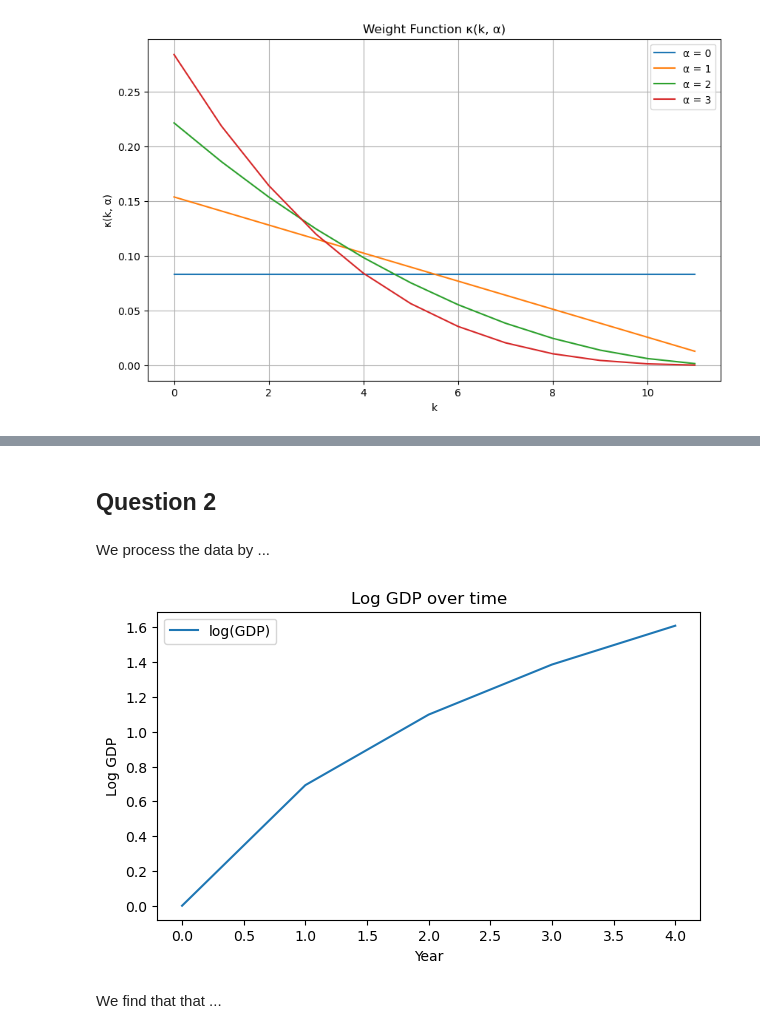
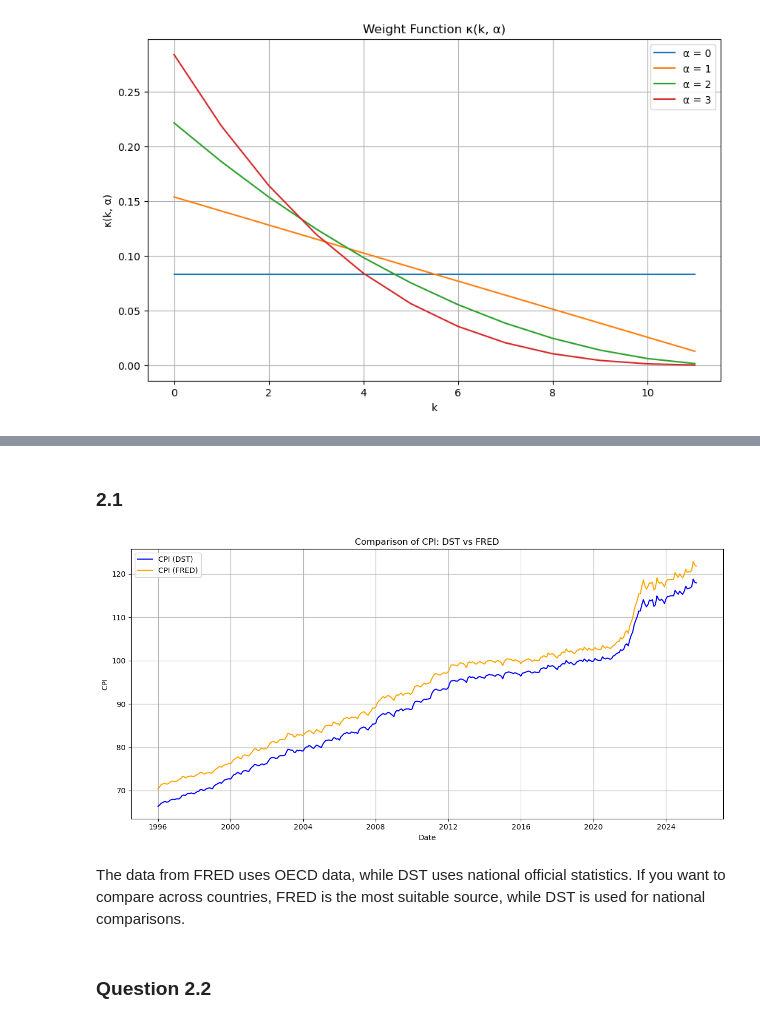
Before and after one commit to NumEconCopenhagen/projects-2025-wee, a Jupyter notebook: 01_dataproject/dataproject.ipynb, the cells around one changed output, grey strips where cells are left out. Cells and saved outputs as stored; diff of their text form; code cells hidden in the pictures.

```diff
--- a/01_dataproject/dataproject.ipynb
+++ b/01_dataproject/dataproject.ipynb
@@ -171,4 +170,35 @@ plt.show()
+# %% [markdown]
+### 2.1
+# %%
+fred = Fred(api_key='150306ebf4d6c4280792e38ca1843100')
+data = fred.get_series('CP0000DKM086NEST')
+# %%
+#make TID a date field
+df['TID'] = pd.to_datetime(df['TID'])
+
+#Convert the FRED data index to a DataFrame
+fred_df = data.reset_index()
+fred_df.columns = ['TID', 'CPI_FRED']
+fred_df['TID'] = pd.to_datetime(fred_df['TID'])
+
+#Merge the two datasets
+comparison_df = pd.merge(df, fred_df, on='TID', how='inner')
+
+#Plot the CPI from both sources
+plt.figure(figsize=(12, 6))
+plt.plot(comparison_df['TID'], comparison_df['CPI_Indexed'], label='CPI (DST)', color='blue')
+plt.plot(comparison_df['TID'], comparison_df['CPI_FRED'], label='CPI (FRED)', color='orange')
+plt.title('Comparison of CPI: DST vs FRED')
+plt.xlabel('Date')
+plt.ylabel('CPI')
+plt.legend()
+plt.grid()
+plt.tight_layout()
+plt.show()
+# %% [output]
+[figure, added]
+# %% [markdown]
+
+The data from FRED uses OECD data, while DST uses national official statistics. If you want to compare across countries, FRED is the most suitable source, while DST is used for national comparisons.
 # %% [markdown]
-## Question 2
+### Question 2.2
-# %% [markdown]
-We process the data by ...
@@ -179,15 +204,0 @@ data = dataproject.process_data(data)
-# %%
-fig = plt.figure(figsize=(7,4))
-ax = fig.add_subplot(111)
-
-ax.plot(data['log_GDP'],label='log(GDP)')
-
-ax.set_title('Log GDP over time')
-ax.set_xlabel('Year')
-ax.set_ylabel('Log GDP')
-
-ax.legend();
-# %% [output]
-[figure, removed]
-# %% [markdown]
-We find that that ...
```
Also changed, not shown: parts of 8 cells of this notebook.
